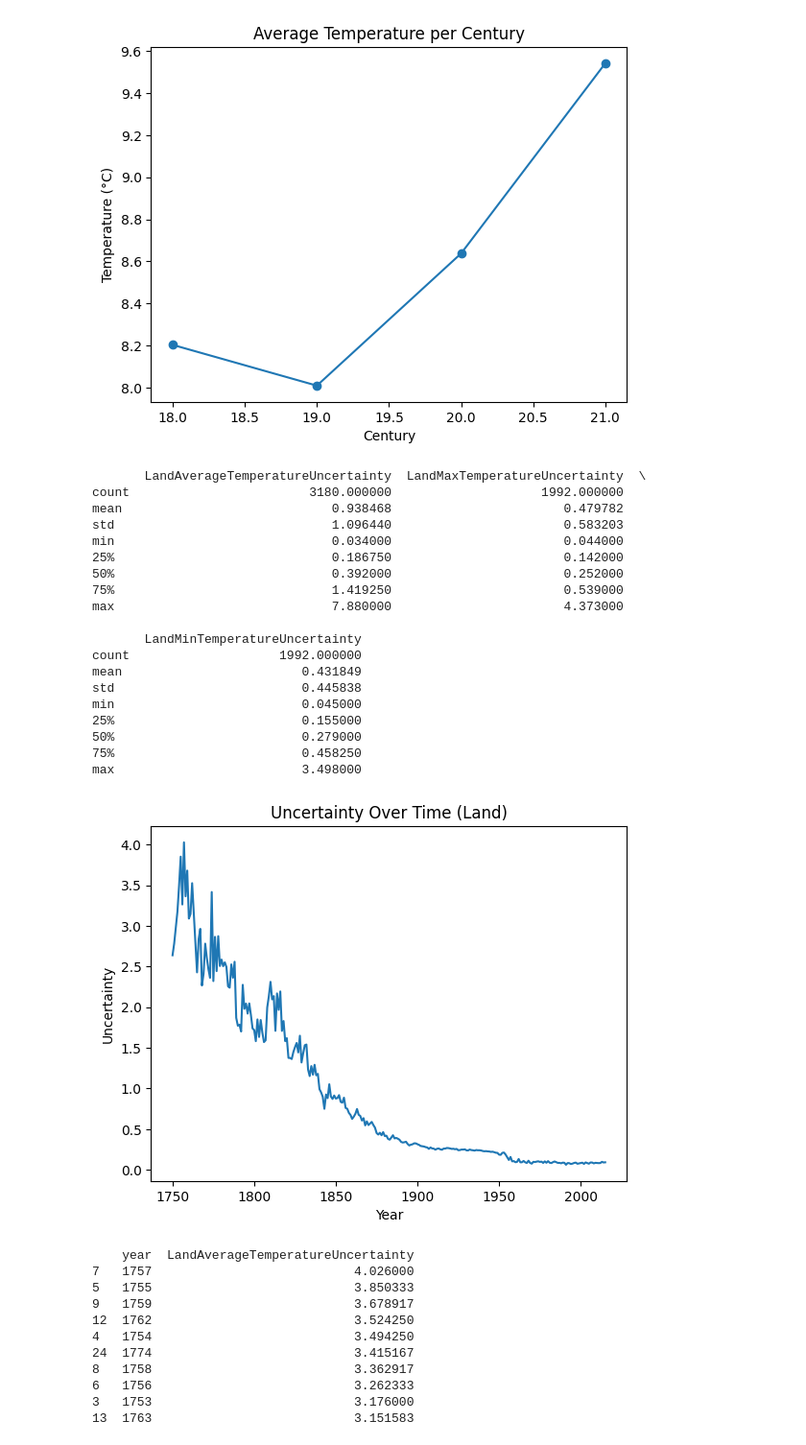
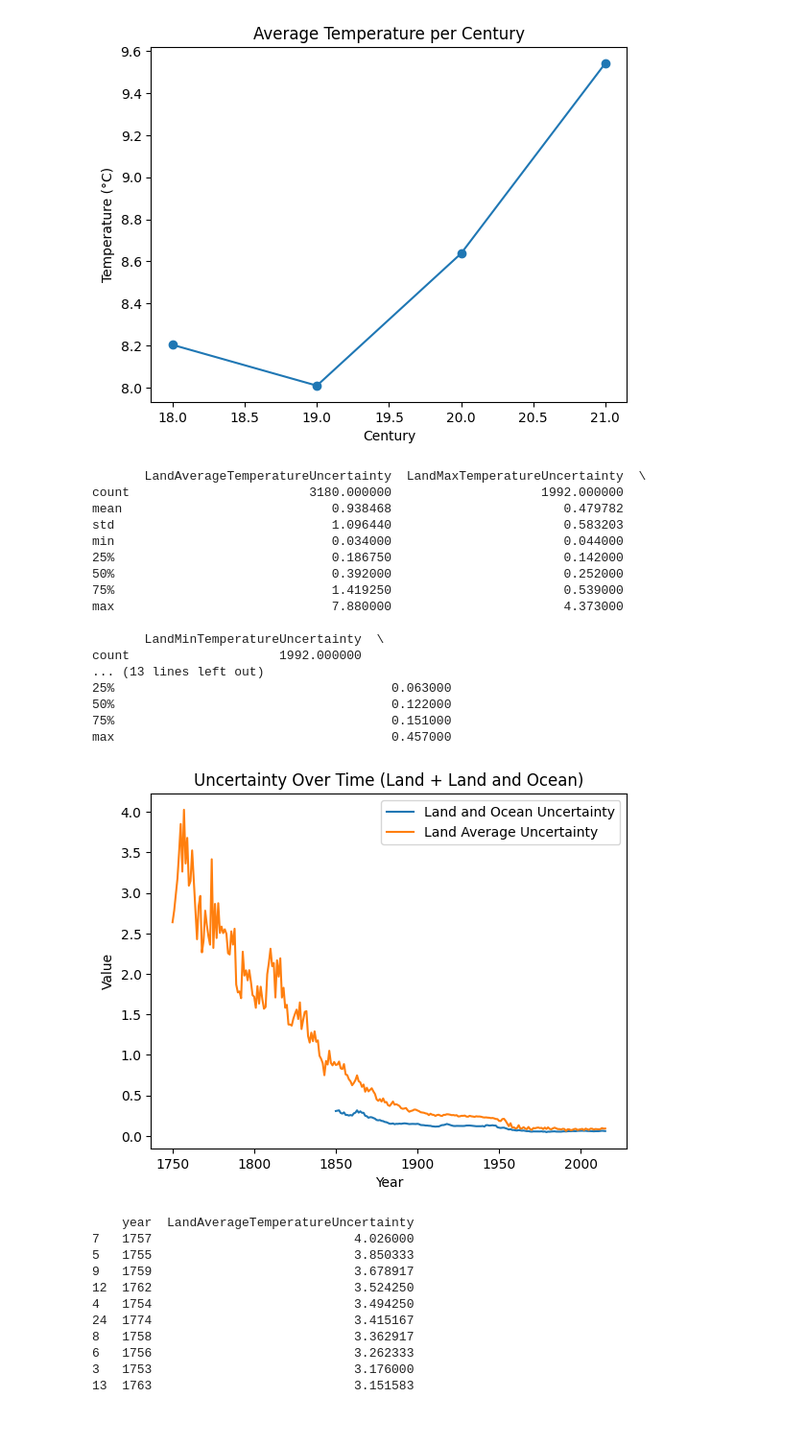
Before and after one commit to JaphletM/climate-watch, a Jupyter notebook: Opdracht 2/notebook.ipynb, the cells around one changed output. Shown at 96% size. Cells and saved outputs as stored; diff of their text form; code cells hidden in the pictures.

```diff
--- a/Opdracht 2/notebook.ipynb
+++ b/Opdracht 2/notebook.ipynb
@@ -406,7 +406,7 @@ cols = [
     "LandMaxTemperatureUncertainty",
     "LandMinTemperature",
     "LandMinTemperatureUncertainty",
-    "LandAndOceanAverageTemperature"
+    "LandAndOceanAverageTemperature",
     "LandAndOceanAverageTemperatureUncertainty"
 ]
 
@@ -487,7 +487,8 @@ plt.show()
 uncertainty_cols = [
     "LandAverageTemperatureUncertainty",
     "LandMaxTemperatureUncertainty",
-    "LandMinTemperatureUncertainty"
+    "LandMinTemperatureUncertainty",
+    "LandAndOceanAverageTemperatureUncertainty"
 ]
 
 print(df[uncertainty_cols].describe())
@@ -502,36 +503,51 @@ min                             0.034000                       0.044000
 75%                             1.419250                       0.539000
 max                             7.880000                       4.373000
 
-       LandMinTemperatureUncertainty
+       LandMinTemperatureUncertainty  \
 count                    1992.000000
-mean                        0.431849
-std                         0.445838
-min                         0.045000
-25%                         0.155000
-50%                         0.279000
-75%                         0.458250
-max                         3.498000
+... (13 lines left out)
+25%                                     0.063000
+50%                                     0.122000
+75%                                     0.151000
+max                                     0.457000
 # %%
 df["year"] = df["dt"].dt.year
 
-uncertainty_trend = (
-    df.groupby("year")["LandAverageTemperatureUncertainty"]
+trend = (
+    df.groupby("year")[[
+        "LandAndOceanAverageTemperatureUncertainty",
+        "LandAverageTemperatureUncertainty"
+    ]]
     .mean()
     .reset_index()
 )
 
 import matplotlib.pyplot as plt
 
 plt.figure()
-plt.plot(uncertainty_trend["year"], uncertainty_trend["LandAverageTemperatureUncertainty"])
 
-plt.title("Uncertainty Over Time (Land)")
+# Temperature line
+plt.plot(
+    trend["year"],
+    trend["LandAndOceanAverageTemperatureUncertainty"],
+    label="Land and Ocean Uncertainty"
+)
+
+# Uncertainty line
+plt.plot(
+    trend["year"],
+    trend["LandAverageTemperatureUncertainty"],
+    label="Land Average Uncertainty"
+)
+
+plt.title("Uncertainty Over Time (Land + Land and Ocean)")
 plt.xlabel("Year")
-plt.ylabel("Uncertainty")
+plt.ylabel("Value")
 
+plt.legend()
 plt.show()
 # %% [output]
-[figure, old version]
+[figure, new version]
 # %%
 highest_uncertainty = uncertainty_trend.sort_values(
     "LandAverageTemperatureUncertainty", ascending=False
```
Also changed, not shown: parts of 6 cells of this notebook.
